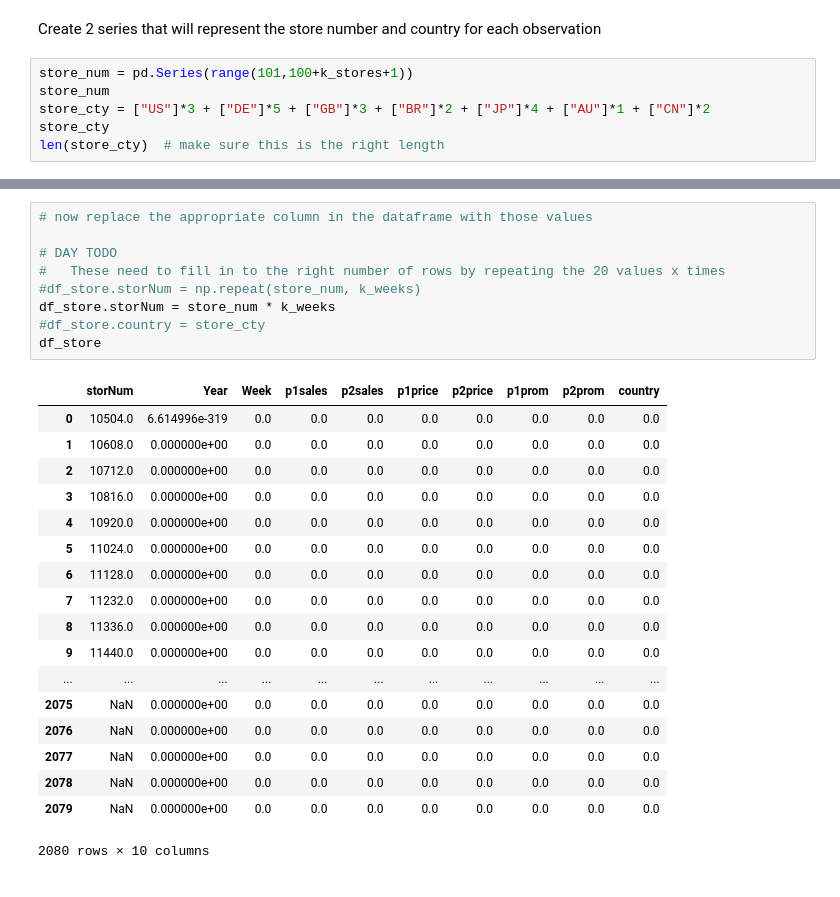
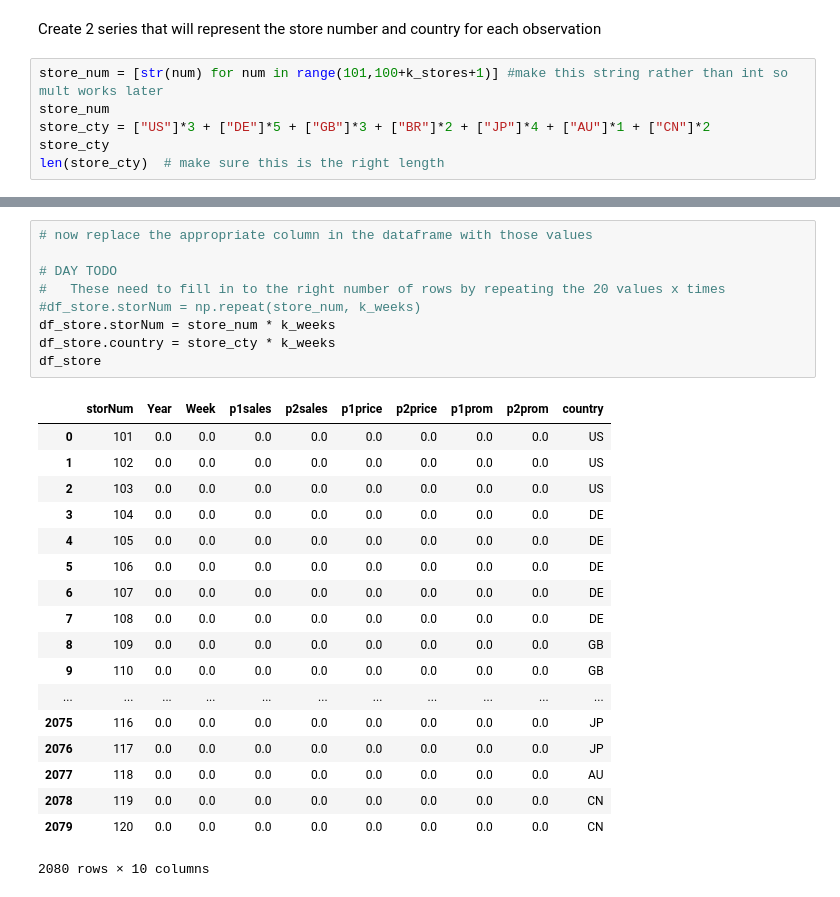
Before and after one commit to dyoung418/pandas-r-for-mktg, a Jupyter notebook: 3_simdata_plotting.ipynb, the cells around one changed output, grey strips where cells are left out. Cells and saved outputs as stored; diff of their text form.

```diff
--- a/3_simdata_plotting.ipynb
+++ b/3_simdata_plotting.ipynb
@@ -47,7 +47,7 @@ df_store.shape
 # %% [markdown]
 Create 2 series that will represent the store number and country for each observation
 # %%
-store_num = pd.Series(range(101,100+k_stores+1))
+store_num = [str(num) for num in range(101,100+k_stores+1)] #make this string rather than int so mult works later
 store_num
 store_cty = ["US"]*3 + ["DE"]*5 + ["GB"]*3 + ["BR"]*2 + ["JP"]*4 + ["AU"]*1 + ["CN"]*2
 store_cty
@@ -114,30 +107,30 @@ dtype: int64
 # %%
 # now replace the appropriate column in the dataframe with those values
 
 # DAY TODO
 #   These need to fill in to the right number of rows by repeating the 20 values x times
 #df_store.storNum = np.repeat(store_num, k_weeks)
 df_store.storNum = store_num * k_weeks
-#df_store.country = store_cty
+df_store.country = store_cty * k_weeks
 df_store
 # %% [output]
 |  | storNum | Year | Week | p1sales | p2sales | p1price | p2price | p1prom | p2prom | country |
-| 0 | 10504.0 | 6.614996e-319 | 0.0 | 0.0 | 0.0 | 0.0 | 0.0 | 0.0 | 0.0 | 0.0 |
-| 1 | 10608.0 | 0.000000e+00 | 0.0 | 0.0 | 0.0 | 0.0 | 0.0 | 0.0 | 0.0 | 0.0 |
-| 2 | 10712.0 | 0.000000e+00 | 0.0 | 0.0 | 0.0 | 0.0 | 0.0 | 0.0 | 0.0 | 0.0 |
-| 3 | 10816.0 | 0.000000e+00 | 0.0 | 0.0 | 0.0 | 0.0 | 0.0 | 0.0 | 0.0 | 0.0 |
-| 4 | 10920.0 | 0.000000e+00 | 0.0 | 0.0 | 0.0 | 0.0 | 0.0 | 0.0 | 0.0 | 0.0 |
-| 5 | 11024.0 | 0.000000e+00 | 0.0 | 0.0 | 0.0 | 0.0 | 0.0 | 0.0 | 0.0 | 0.0 |
-| 6 | 11128.0 | 0.000000e+00 | 0.0 | 0.0 | 0.0 | 0.0 | 0.0 | 0.0 | 0.0 | 0.0 |
-| 7 | 11232.0 | 0.000000e+00 | 0.0 | 0.0 | 0.0 | 0.0 | 0.0 | 0.0 | 0.0 | 0.0 |
-| 8 | 11336.0 | 0.000000e+00 | 0.0 | 0.0 | 0.0 | 0.0 | 0.0 | 0.0 | 0.0 | 0.0 |
-| 9 | 11440.0 | 0.000000e+00 | 0.0 | 0.0 | 0.0 | 0.0 | 0.0 | 0.0 | 0.0 | 0.0 |
+| 0 | 101 | 0.0 | 0.0 | 0.0 | 0.0 | 0.0 | 0.0 | 0.0 | 0.0 | US |
+| 1 | 102 | 0.0 | 0.0 | 0.0 | 0.0 | 0.0 | 0.0 | 0.0 | 0.0 | US |
+| 2 | 103 | 0.0 | 0.0 | 0.0 | 0.0 | 0.0 | 0.0 | 0.0 | 0.0 | US |
+| 3 | 104 | 0.0 | 0.0 | 0.0 | 0.0 | 0.0 | 0.0 | 0.0 | 0.0 | DE |
+| 4 | 105 | 0.0 | 0.0 | 0.0 | 0.0 | 0.0 | 0.0 | 0.0 | 0.0 | DE |
+| 5 | 106 | 0.0 | 0.0 | 0.0 | 0.0 | 0.0 | 0.0 | 0.0 | 0.0 | DE |
+| 6 | 107 | 0.0 | 0.0 | 0.0 | 0.0 | 0.0 | 0.0 | 0.0 | 0.0 | DE |
+| 7 | 108 | 0.0 | 0.0 | 0.0 | 0.0 | 0.0 | 0.0 | 0.0 | 0.0 | DE |
+| 8 | 109 | 0.0 | 0.0 | 0.0 | 0.0 | 0.0 | 0.0 | 0.0 | 0.0 | GB |
+| 9 | 110 | 0.0 | 0.0 | 0.0 | 0.0 | 0.0 | 0.0 | 0.0 | 0.0 | GB |
 | ... | ... | ... | ... | ... | ... | ... | ... | ... | ... | ... |
-| 2075 | NaN | 0.000000e+00 | 0.0 | 0.0 | 0.0 | 0.0 | 0.0 | 0.0 | 0.0 | 0.0 |
-| 2076 | NaN | 0.000000e+00 | 0.0 | 0.0 | 0.0 | 0.0 | 0.0 | 0.0 | 0.0 | 0.0 |
-| 2077 | NaN | 0.000000e+00 | 0.0 | 0.0 | 0.0 | 0.0 | 0.0 | 0.0 | 0.0 | 0.0 |
-| 2078 | NaN | 0.000000e+00 | 0.0 | 0.0 | 0.0 | 0.0 | 0.0 | 0.0 | 0.0 | 0.0 |
-| 2079 | NaN | 0.000000e+00 | 0.0 | 0.0 | 0.0 | 0.0 | 0.0 | 0.0 | 0.0 | 0.0 |
+| 2075 | 116 | 0.0 | 0.0 | 0.0 | 0.0 | 0.0 | 0.0 | 0.0 | 0.0 | JP |
+| 2076 | 117 | 0.0 | 0.0 | 0.0 | 0.0 | 0.0 | 0.0 | 0.0 | 0.0 | JP |
+| 2077 | 118 | 0.0 | 0.0 | 0.0 | 0.0 | 0.0 | 0.0 | 0.0 | 0.0 | AU |
+| 2078 | 119 | 0.0 | 0.0 | 0.0 | 0.0 | 0.0 | 0.0 | 0.0 | 0.0 | CN |
+| 2079 | 120 | 0.0 | 0.0 | 0.0 | 0.0 | 0.0 | 0.0 | 0.0 | 0.0 | CN |
 2080 rows × 10 columns
 # %%
 'A B C'.split()
```
Also changed, not shown: parts of 5 cells of this notebook, 1 other file.
